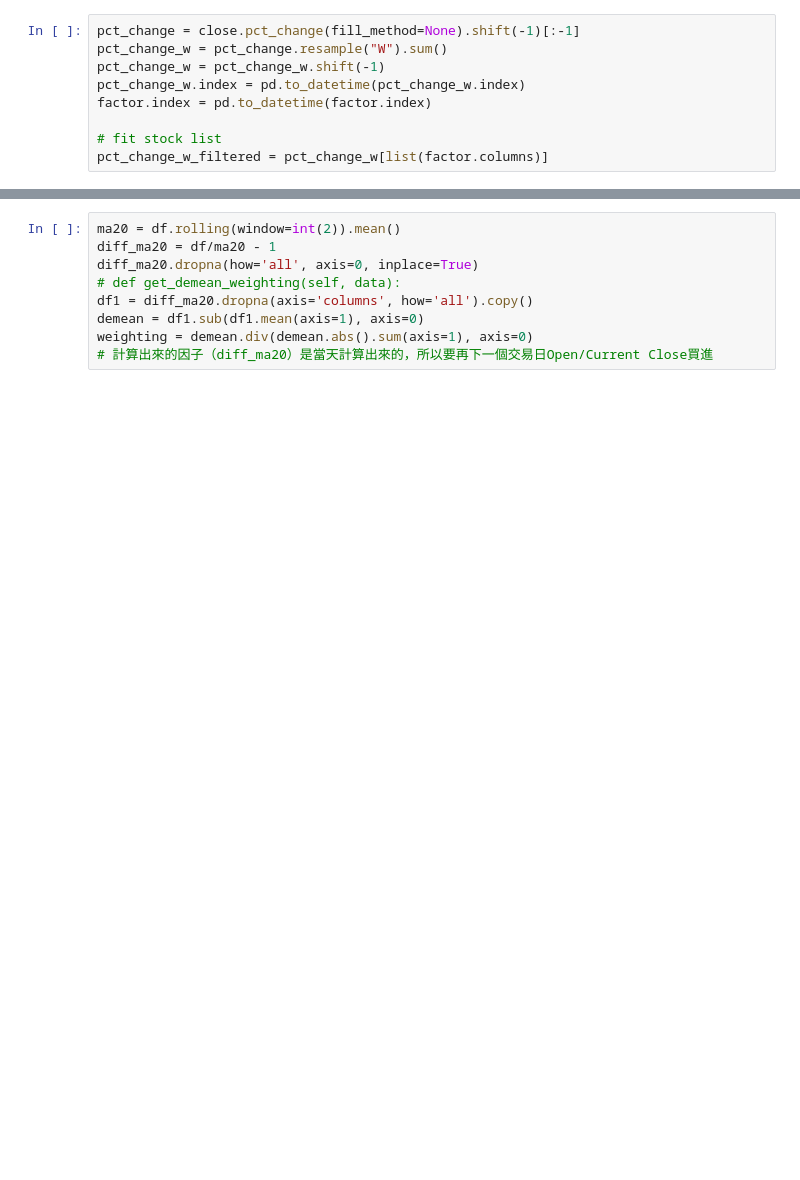
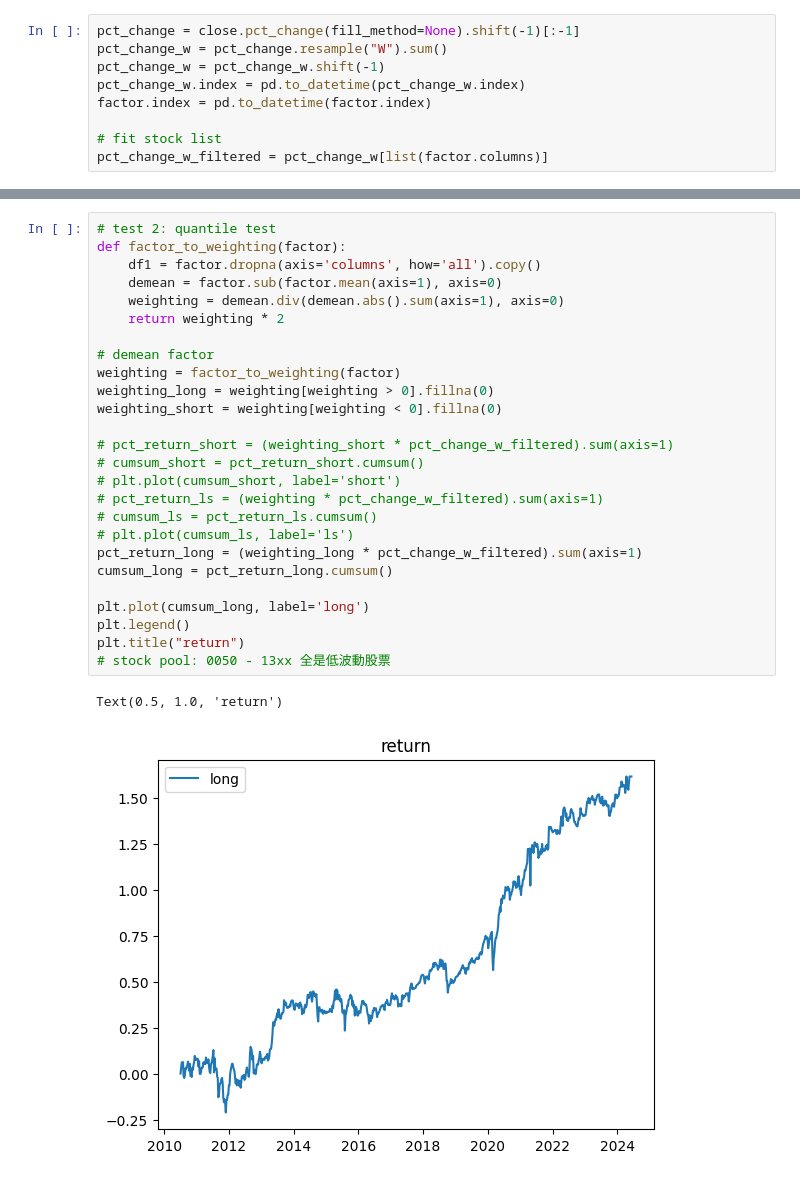
Before and after one commit to tsungyou/TS, a Jupyter notebook: research_IC/IC_corr.ipynb, the cells around one changed output, grey strips where cells are left out. Cells and saved outputs as stored; diff of their text form; blank space fills up the shorter version.

```diff
--- a/research_IC/IC_corr.ipynb
+++ b/research_IC/IC_corr.ipynb
@@ -47,9 +63,29 @@ stationary
-# %%
-ma20 = df.rolling(window=int(2)).mean()
-diff_ma20 = df/ma20 - 1
-diff_ma20.dropna(how='all', axis=0, inplace=True)
-# def get_demean_weighting(self, data):
-df1 = diff_ma20.dropna(axis='columns', how='all').copy()
-demean = df1.sub(df1.mean(axis=1), axis=0)
-weighting = demean.div(demean.abs().sum(axis=1), axis=0)
-# 計算出來的因子（diff_ma20）是當天計算出來的，所以要再下一個交易日Open/Current Close買進
+# %%
+# test 2: quantile test
+def factor_to_weighting(factor):
+    df1 = factor.dropna(axis='columns', how='all').copy()
+    demean = factor.sub(factor.mean(axis=1), axis=0)
+    weighting = demean.div(demean.abs().sum(axis=1), axis=0)
+    return weighting * 2
+
+# demean factor
+weighting = factor_to_weighting(factor)
+weighting_long = weighting[weighting > 0].fillna(0)
+weighting_short = weighting[weighting < 0].fillna(0)
+
+# pct_return_short = (weighting_short * pct_change_w_filtered).sum(axis=1)
+# cumsum_short = pct_return_short.cumsum()
+# plt.plot(cumsum_short, label='short')
+# pct_return_ls = (weighting * pct_change_w_filtered).sum(axis=1)
+# cumsum_ls = pct_return_ls.cumsum()
+# plt.plot(cumsum_ls, label='ls')
+pct_return_long = (weighting_long * pct_change_w_filtered).sum(axis=1)
+cumsum_long = pct_return_long.cumsum()
+
+plt.plot(cumsum_long, label='long')
+plt.legend()
+plt.title("return")
+# stock pool: 0050 - 13xx 全是低波動股票
+# %% [output]
+Text(0.5, 1.0, 'return')
+[figure, added]
```
Also changed, not shown: parts of 7 cells of this notebook.
